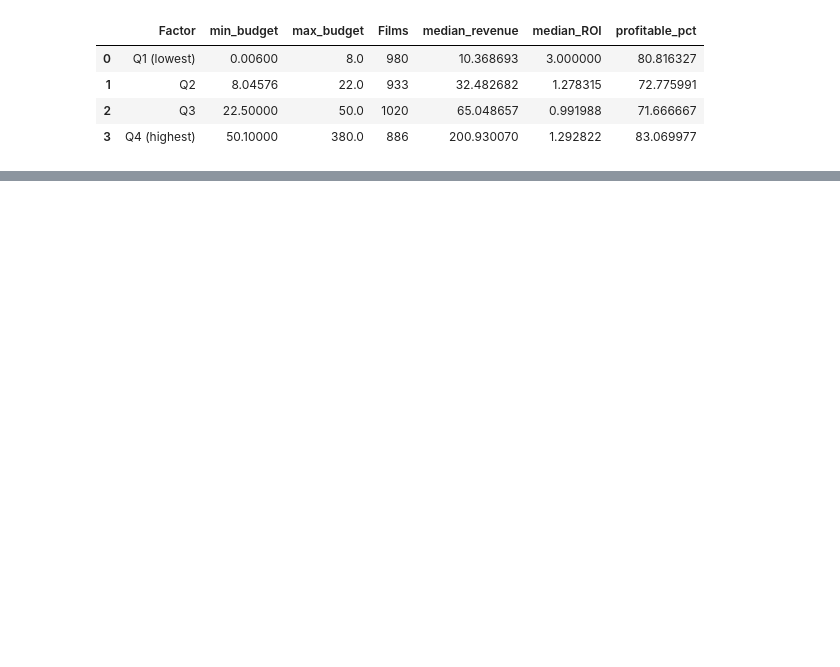
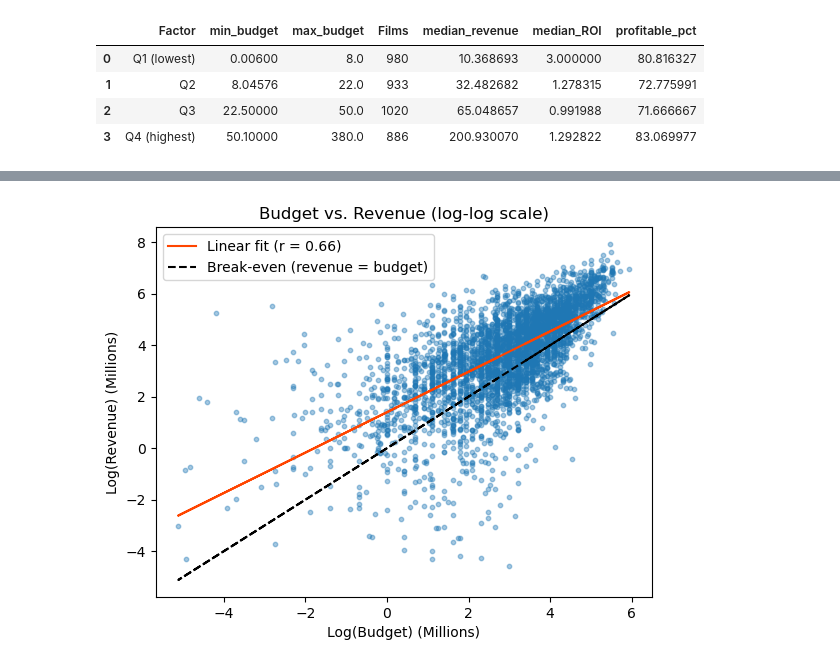
Before and after one commit to mlholg99/BAN5103_group1_project, a Jupyter notebook: notebooks/movies_project_starter.ipynb, the cells around one changed output, grey strips where cells are left out. Cells and saved outputs as stored; diff of their text form; code cells hidden in the pictures; blank space fills up the shorter version.

```diff
--- a/notebooks/movies_project_starter.ipynb
+++ b/notebooks/movies_project_starter.ipynb
@@ -343,0 +386,33 @@ display(quartile_table)
+# %%
+# Scatter plot with linear regression line of log_budget_millions vs log_revenue_millions
+
+import matplotlib.pyplot as plt
+
+x = movies_abt["log_budget_millions"]
+y = movies_abt["log_revenue_millions"]
+
+# Calculate linear regression
+slope, intercept = np.polyfit(x, y, 1)
+r = np.corrcoef(x, y)[0, 1]
+
+# Scatter plot
+plt.scatter(x, y, alpha=0.4, s=10)
+
+# Orange linear regression line
+plt.plot(x, slope * x + intercept,
+         color="orangered",
+         label=f"Linear fit (r = {r:.2f})")
+
+# Black dashed break-even line
+plt.plot(x, x,
+         color="black",
+         linestyle="--",
+        label="Break-even (revenue = budget)")
+
+plt.xlabel("Log(Budget) (Millions)")
+plt.ylabel("Log(Revenue) (Millions)")
+plt.title("Budget vs. Revenue (log-log scale)")
+plt.legend()
+plt.show()
+# %% [output]
+[figure, added]
```
Also changed, not shown: parts of 13 cells of this notebook.
